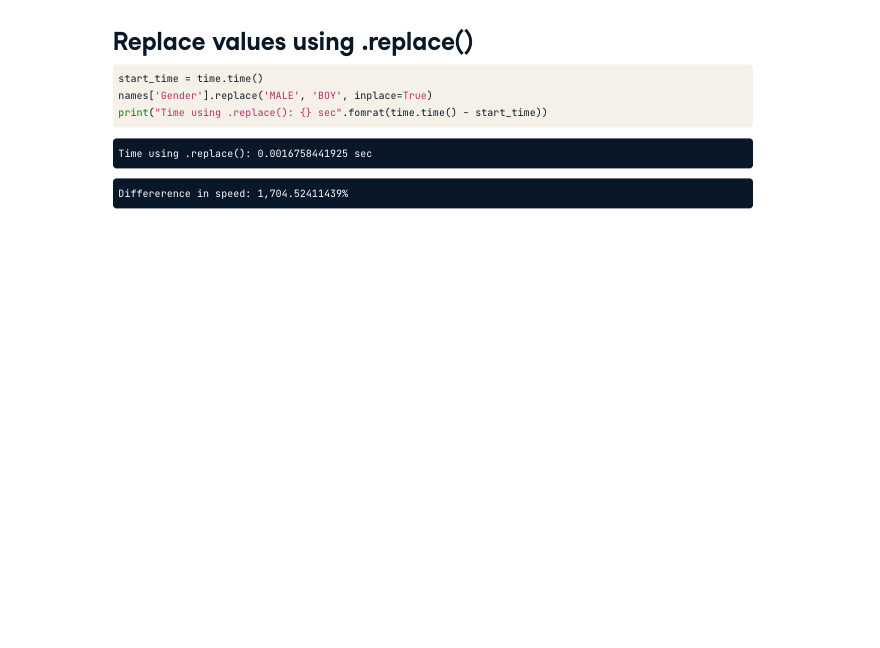
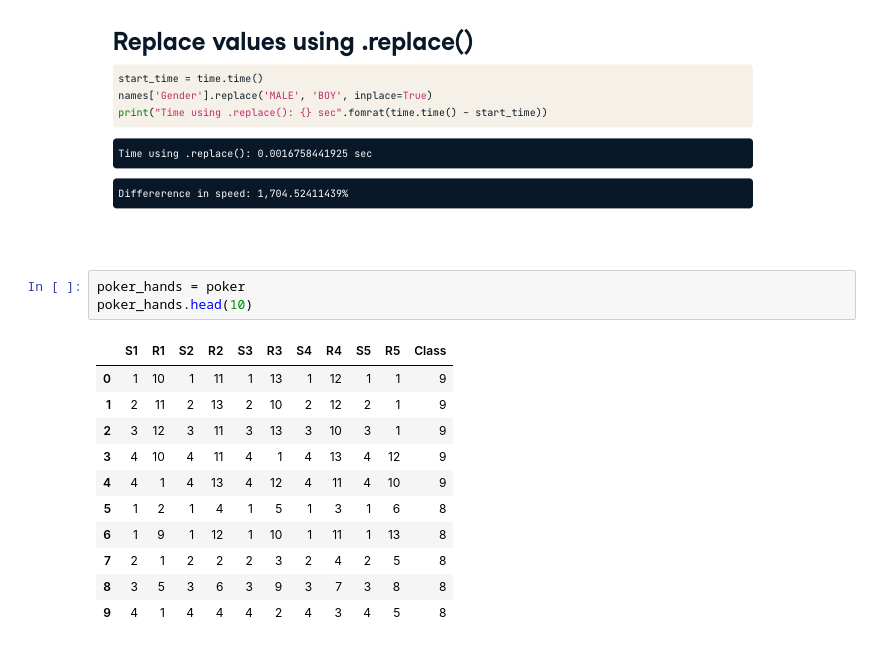
Before and after one commit to anita-owens/Data-with-Python, a Jupyter notebook: Writing Efficient Code with pandas.ipynb, the cells around one changed output. Drawn from its saved outputs; the diff is of its cells as text; blank space fills up the shorter version.

```diff
--- a/Writing Efficient Code with pandas.ipynb
+++ b/Writing Efficient Code with pandas.ipynb
@@ -221,3 +231,18 @@ Between np.random.randint() and .sample(), which one is faster when selecting ra
 This chapter shows the usage of the replace() function for replacing one or multiple values using lists and dictionaries. Replace function is 100x faster
 # %% [markdown]
 ![Screen%20Shot%202022-09-12%20at%207.27.03%20AM.png](attachment:Screen%20Shot%202022-09-12%20at%207.27.03%20AM.png)
+# %%
+poker_hands = poker
+poker_hands.head(10)
+# %% [output]
+|  | S1 | R1 | S2 | R2 | S3 | R3 | S4 | R4 | S5 | R5 | Class |
+| 0 | 1 | 10 | 1 | 11 | 1 | 13 | 1 | 12 | 1 | 1 | 9 |
+| 1 | 2 | 11 | 2 | 13 | 2 | 10 | 2 | 12 | 2 | 1 | 9 |
+| 2 | 3 | 12 | 3 | 11 | 3 | 13 | 3 | 10 | 3 | 1 | 9 |
+| 3 | 4 | 10 | 4 | 11 | 4 | 1 | 4 | 13 | 4 | 12 | 9 |
+| 4 | 4 | 1 | 4 | 13 | 4 | 12 | 4 | 11 | 4 | 10 | 9 |
+| 5 | 1 | 2 | 1 | 4 | 1 | 5 | 1 | 3 | 1 | 6 | 8 |
+| 6 | 1 | 9 | 1 | 12 | 1 | 10 | 1 | 11 | 1 | 13 | 8 |
+| 7 | 2 | 1 | 2 | 2 | 2 | 3 | 2 | 4 | 2 | 5 | 8 |
+| 8 | 3 | 5 | 3 | 6 | 3 | 9 | 3 | 7 | 3 | 8 | 8 |
+| 9 | 4 | 1 | 4 | 4 | 4 | 2 | 4 | 3 | 4 | 5 | 8 |
```
Also changed, not shown: parts of 4 cells of this notebook, 10 other files.
